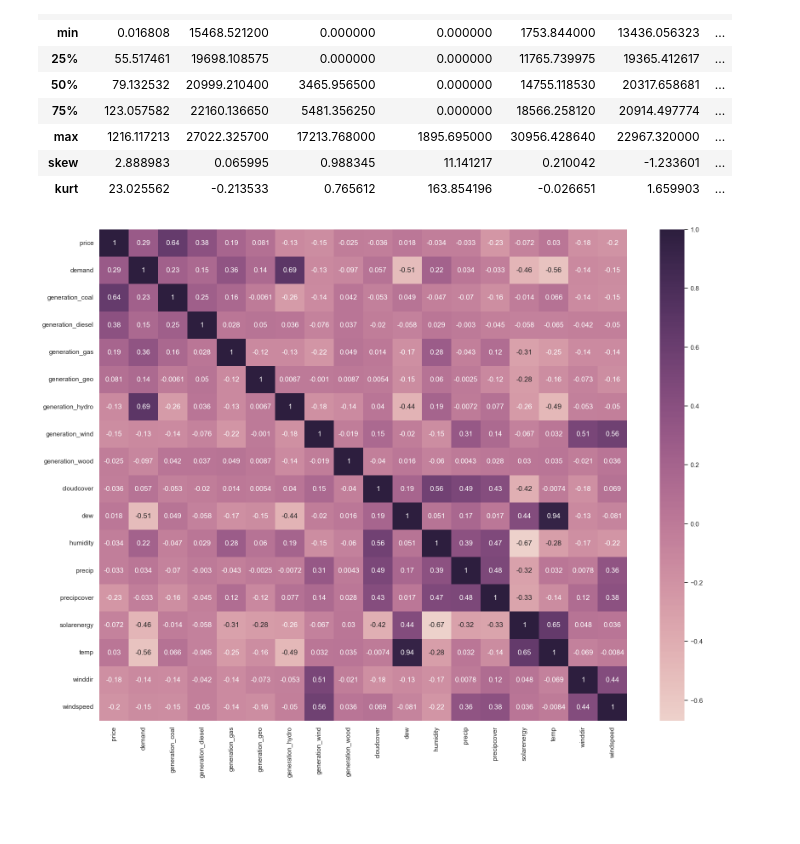
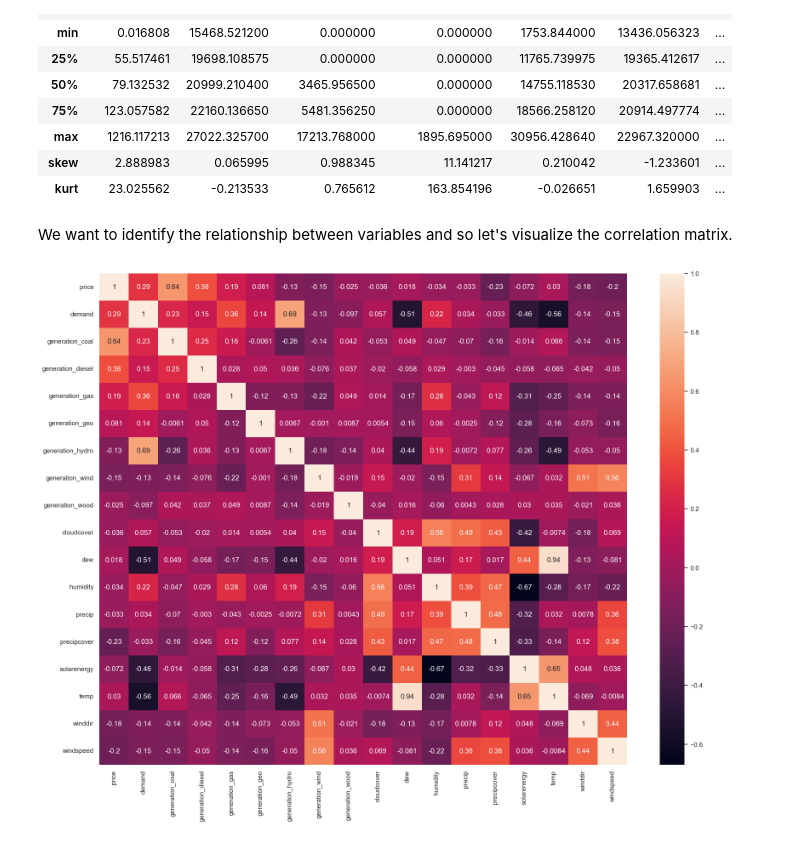
Before and after one commit to gauravkapoor27/LASSO-Feature-Selection, a Jupyter notebook: main.ipynb, the cells around one changed output. Saved outputs shown, nothing was run; the diff lists cells and outputs as text; code cells hidden in the pictures; blank space fills up the shorter version.

```diff
--- a/main.ipynb
+++ b/main.ipynb
@@ -25,7 +40,9 @@ stats
 | max | 1216.117213 | 27022.325700 | 17213.768000 | 1895.695000 | 30956.428640 | 22967.320000 | ... |
 | skew | 2.888983 | 0.065995 | 0.988345 | 11.141217 | 0.210042 | -1.233601 | ... |
 | kurt | 23.025562 | -0.213533 | 0.765612 | 163.854196 | -0.026651 | 1.659903 | ... |
+# %% [markdown]
+We want to identify the relationship between variables and so let's visualize the correlation matrix.
 # %%
-sns.heatmap(data.corr(), annot=True, cmap=sns.cubehelix_palette(as_cmap=True));
+sns.heatmap(data.corr(), annot=True);
 # %% [output]
-[figure, old version]
+[figure, new version]
```
Also changed, not shown: parts of 36 cells of this notebook.
